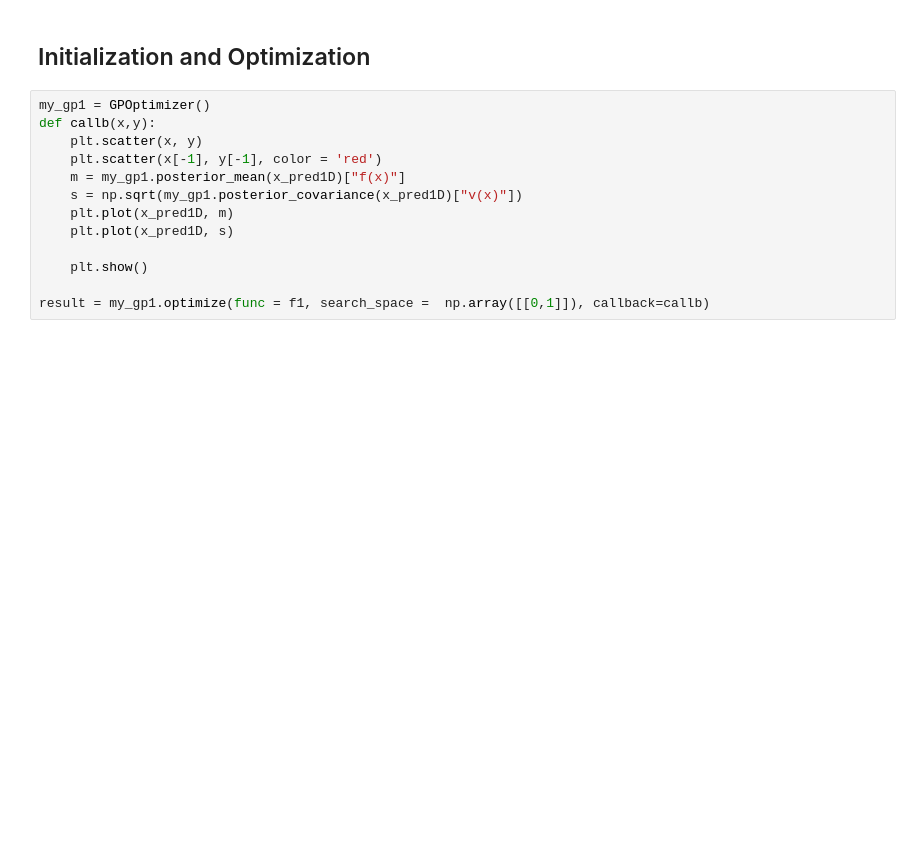
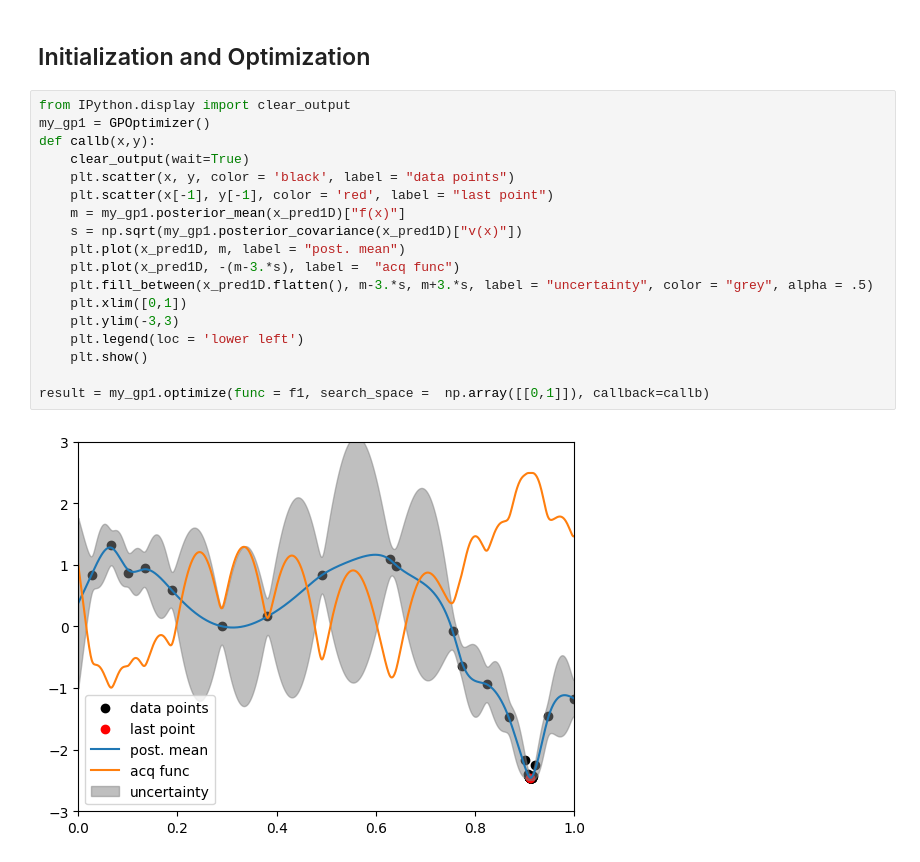
Before and after one commit to lbl-camera/gpCAM, a Jupyter notebook: examples/GPOptimizerOptimization.ipynb, the cells around one changed output. Saved outputs shown, nothing was run; the diff lists cells and outputs as text; blank space fills up the shorter version.

```diff
--- a/examples/GPOptimizerOptimization.ipynb
+++ b/examples/GPOptimizerOptimization.ipynb
@@ -36,15 +43,22 @@ plt.plot(x_pred1D,f1(x_pred1D)[0], color = 'orange', linewidth = 4)
 # %% [markdown]
 ## Initialization and Optimization
 # %%
+from IPython.display import clear_output
 my_gp1 = GPOptimizer()
 def callb(x,y):
-    plt.scatter(x, y)
-    plt.scatter(x[-1], y[-1], color = 'red')
+    clear_output(wait=True)
+    plt.scatter(x, y, color = 'black', label = "data points")
+    plt.scatter(x[-1], y[-1], color = 'red', label = "last point")
     m = my_gp1.posterior_mean(x_pred1D)["f(x)"]
     s = np.sqrt(my_gp1.posterior_covariance(x_pred1D)["v(x)"])
-    plt.plot(x_pred1D, m)
-    plt.plot(x_pred1D, s)
-
+    plt.plot(x_pred1D, m, label = "post. mean")
+    plt.plot(x_pred1D, -(m-3.*s), label =  "acq func")
+    plt.fill_between(x_pred1D.flatten(), m-3.*s, m+3.*s, label = "uncertainty", color = "grey", alpha = .5)
+    plt.xlim([0,1])
+    plt.ylim(-3,3)
+    plt.legend(loc = 'lower left')
     plt.show()
 
 result = my_gp1.optimize(func = f1, search_space =  np.array([[0,1]]), callback=callb)
+# %% [output]
+[figure, added]
```
Also changed, not shown: parts of 3 cells of this notebook, 1 other file.
